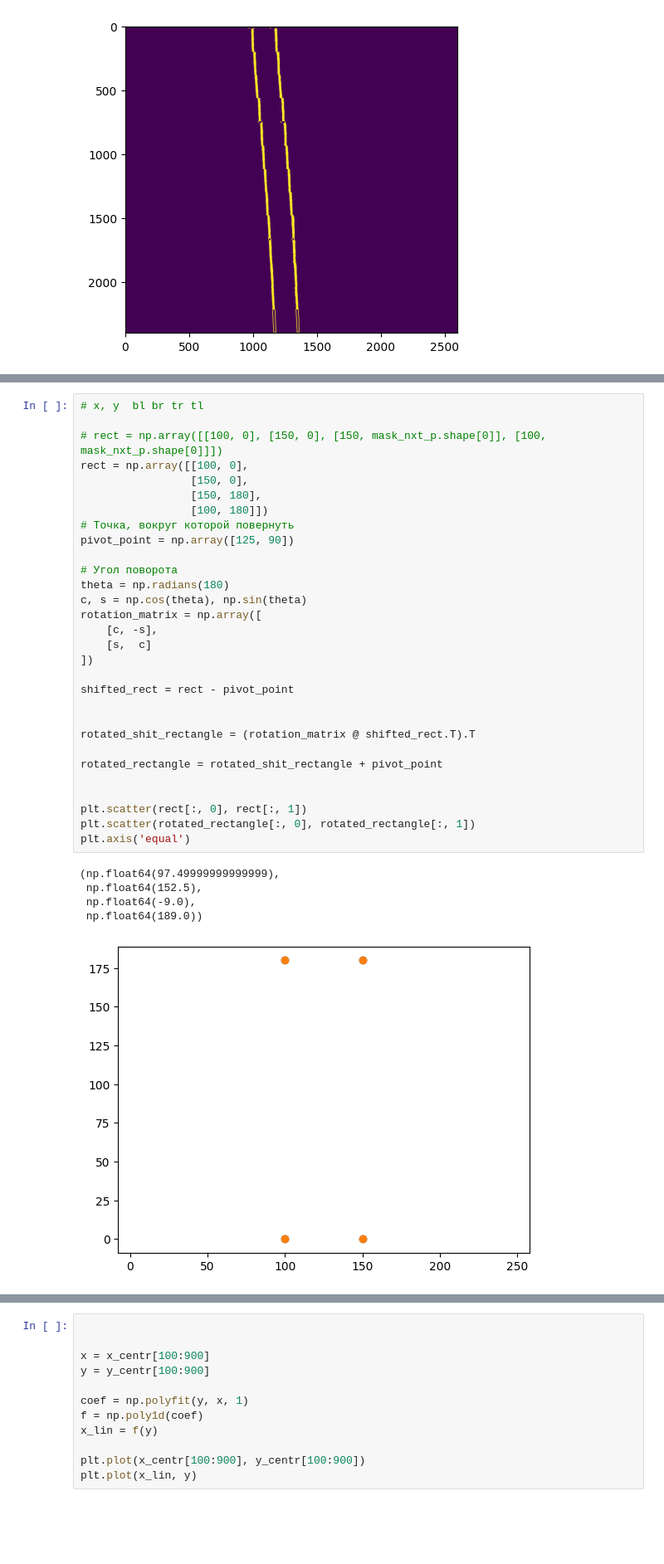
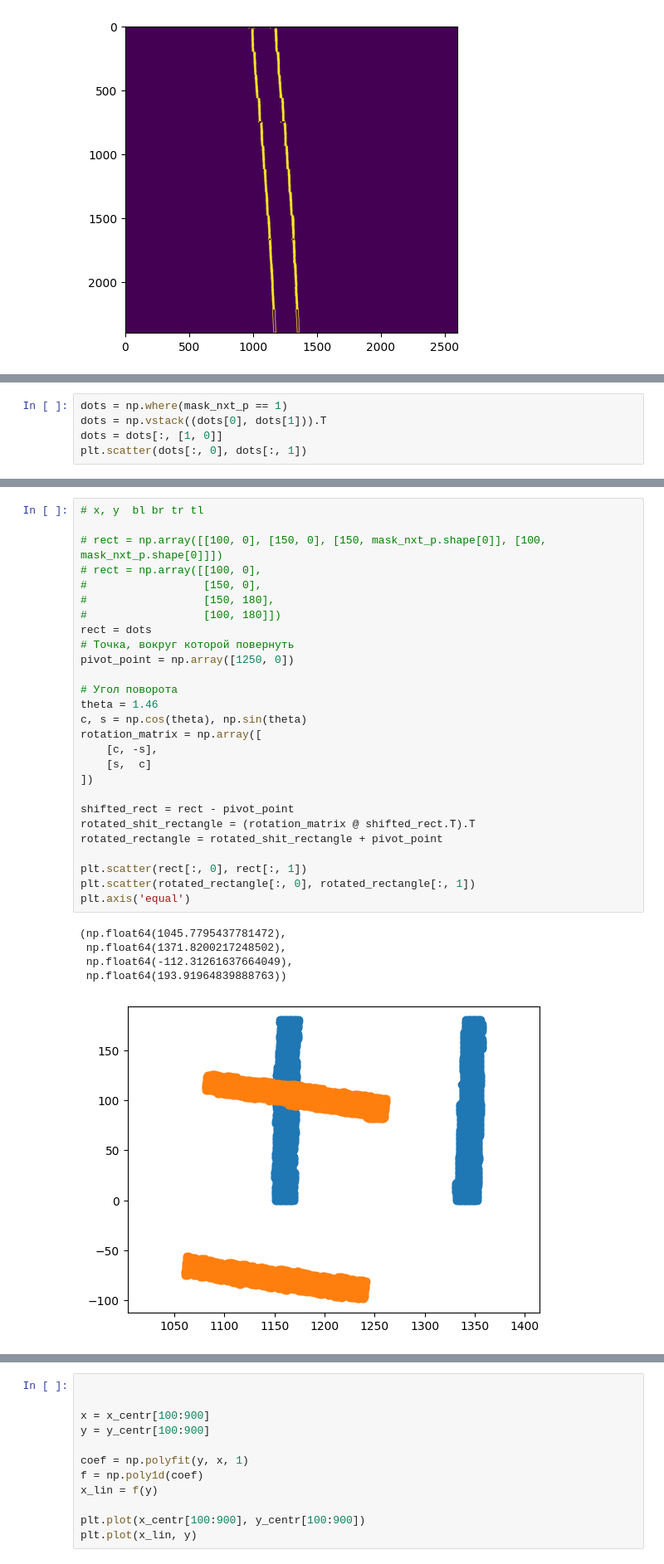
Before and after one commit to Andrudewt/perspective, a Jupyter notebook: main.ipynb, the cells around one changed output, grey strips where cells are left out. Shown at 83% size. Drawn from its saved outputs; the diff is of its cells as text; blank space fills up the shorter version.

```diff
--- a/main.ipynb
+++ b/main.ipynb
@@ -427,0 +459,5 @@ array([1000, 1000,  181,  181])
+# %%
+dots = np.where(mask_nxt_p == 1)
+dots = np.vstack((dots[0], dots[1])).T
+dots = dots[:, [1, 0]]
+plt.scatter(dots[:, 0], dots[:, 1])
@@ -428,36 +493,33 @@ array([1000, 1000,  181,  181])
 # %%
 # x, y  bl br tr tl
 
 # rect = np.array([[100, 0], [150, 0], [150, mask_nxt_p.shape[0]], [100, mask_nxt_p.shape[0]]])
-rect = np.array([[100, 0],
-                 [150, 0],
-                 [150, 180],
-                 [100, 180]])
+# rect = np.array([[100, 0],
+#                  [150, 0],
+#                  [150, 180],
+#                  [100, 180]])
+rect = dots
 # Точка, вокруг которой повернуть
-pivot_point = np.array([125, 90])
+pivot_point = np.array([1250, 0])
 
 # Угол поворота
-theta = np.radians(180)
+theta = 1.46
 c, s = np.cos(theta), np.sin(theta)
 rotation_matrix = np.array([
     [c, -s],
     [s,  c]
 ])
 
 shifted_rect = rect - pivot_point
-
-
 rotated_shit_rectangle = (rotation_matrix @ shifted_rect.T).T
-
 rotated_rectangle = rotated_shit_rectangle + pivot_point
-
 
 plt.scatter(rect[:, 0], rect[:, 1])
 plt.scatter(rotated_rectangle[:, 0], rotated_rectangle[:, 1])
 plt.axis('equal')
 # %% [output]
-(np.float64(97.49999999999999),
- np.float64(152.5),
- np.float64(-9.0),
- np.float64(189.0))
+(np.float64(1045.7795437781472),
+ np.float64(1371.8200217248502),
+ np.float64(-112.31261637664049),
+ np.float64(193.91964839888763))
-[figure, old version]
+[figure, new version]
```
Also changed, not shown: parts of 16 cells of this notebook, 4 other files.
